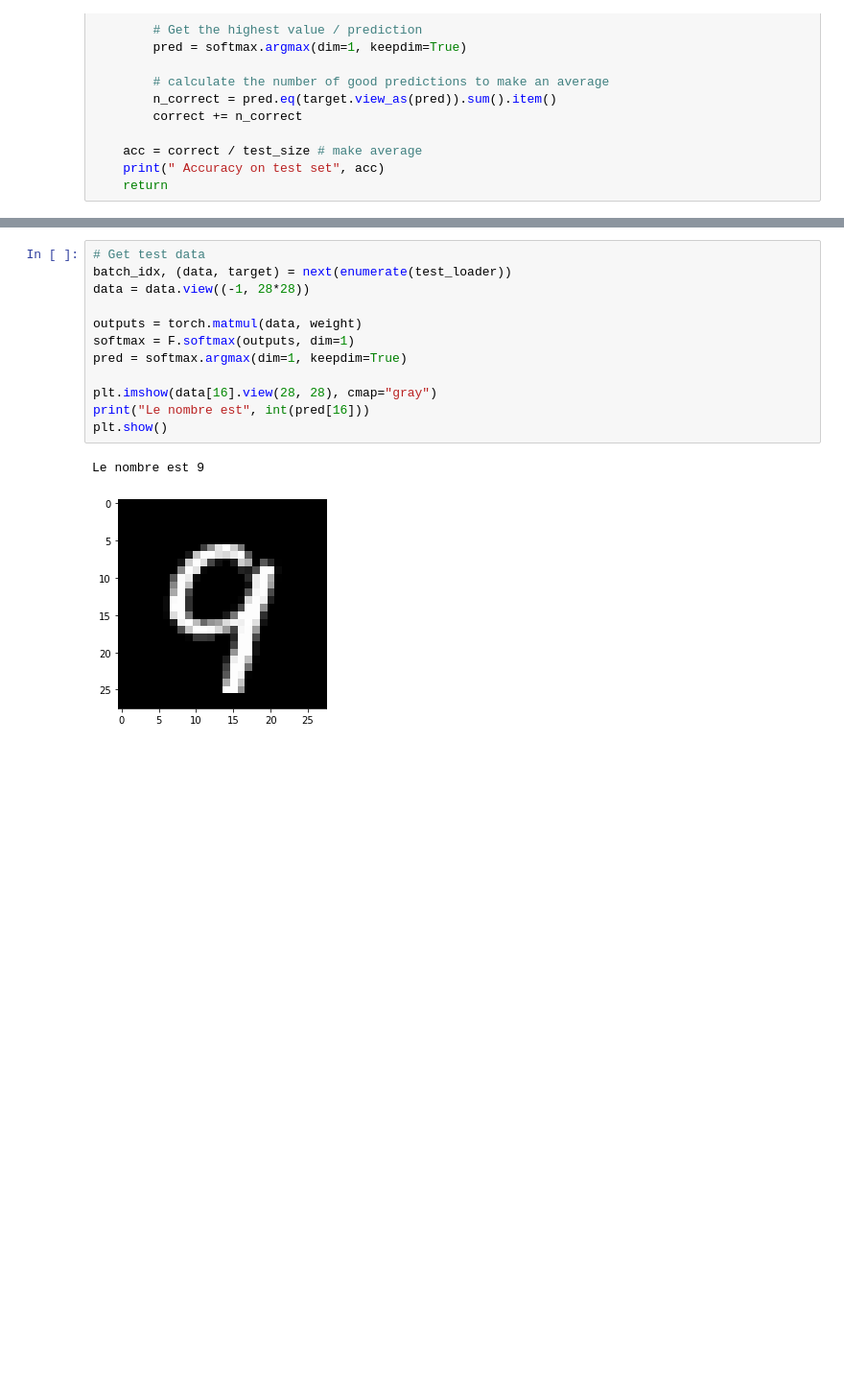
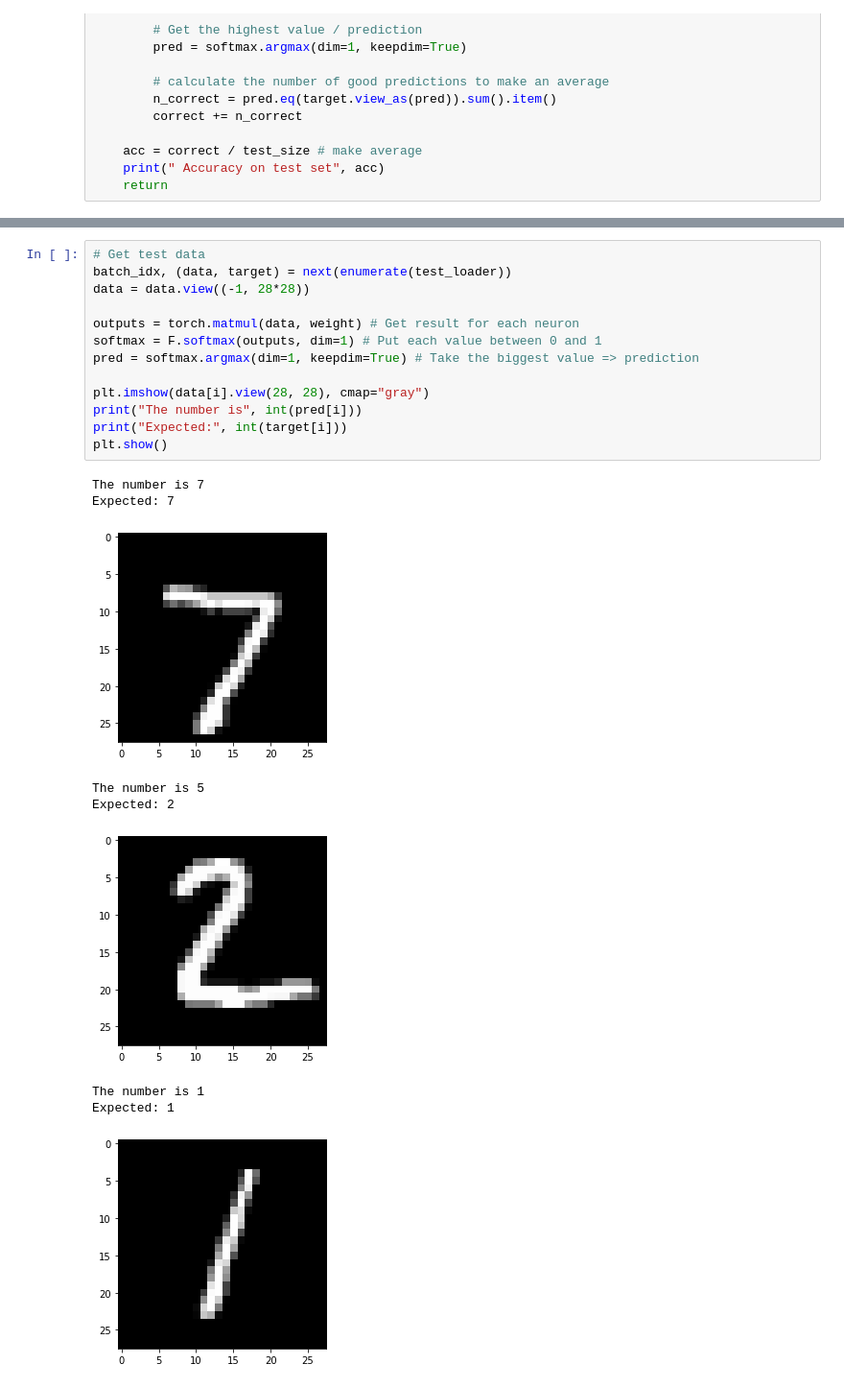
Before and after one commit to Gab404/recognize_digits, a Jupyter notebook: Subject.ipynb, the cells around one changed output, grey strips where cells are left out. Shown: that part at 96% size. Saved outputs shown, nothing was run; the diff lists cells and outputs as text; blank space fills up the shorter version.

Commit message:
feat: more commentary and result expected

```diff
--- a/Subject.ipynb
+++ b/Subject.ipynb
@@ -95,15 +96,23 @@ Loss shape: 0.807728052139282267
 # %%
 # Get test data
 batch_idx, (data, target) = next(enumerate(test_loader))
 data = data.view((-1, 28*28))
 
-outputs = torch.matmul(data, weight)
-softmax = F.softmax(outputs, dim=1)
-pred = softmax.argmax(dim=1, keepdim=True)
+outputs = torch.matmul(data, weight) # Get result for each neuron
+softmax = F.softmax(outputs, dim=1) # Put each value between 0 and 1
+pred = softmax.argmax(dim=1, keepdim=True) # Take the biggest value => prediction
 
-plt.imshow(data[16].view(28, 28), cmap="gray")
-print("Le nombre est", int(pred[16]))
+plt.imshow(data[i].view(28, 28), cmap="gray")
+print("The number is", int(pred[i]))
+print("Expected:", int(target[i]))
 plt.show()
 # %% [output]
-Le nombre est 9
+The number is 7
+Expected: 7
-[figure, old version]
+[figure, new version]
+The number is 5
+Expected: 2
+[figure, added]
+The number is 1
+Expected: 1
+[figure, added]
```
Also changed, not shown: parts of 2 cells of this notebook.
